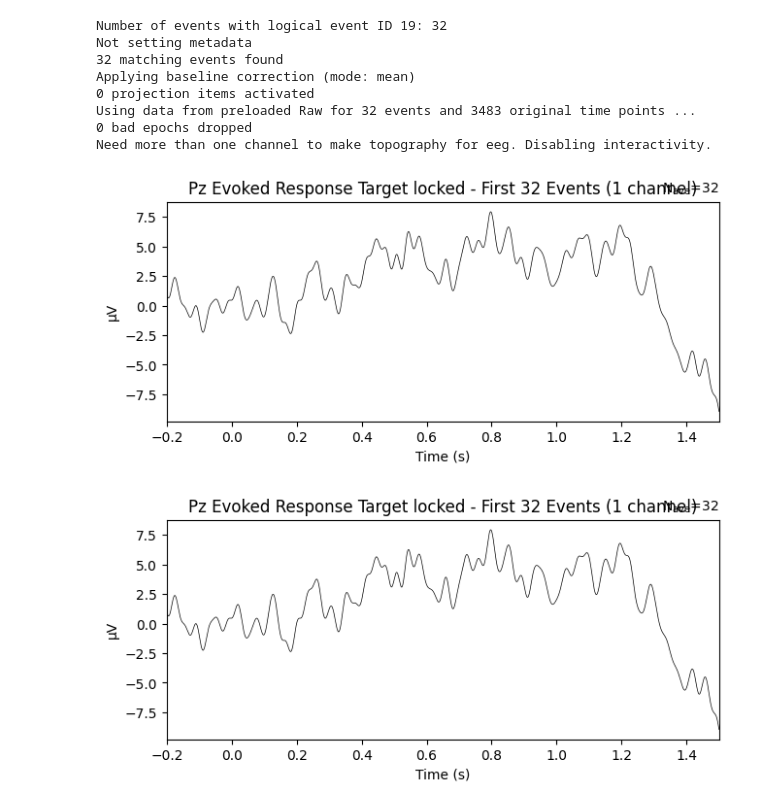
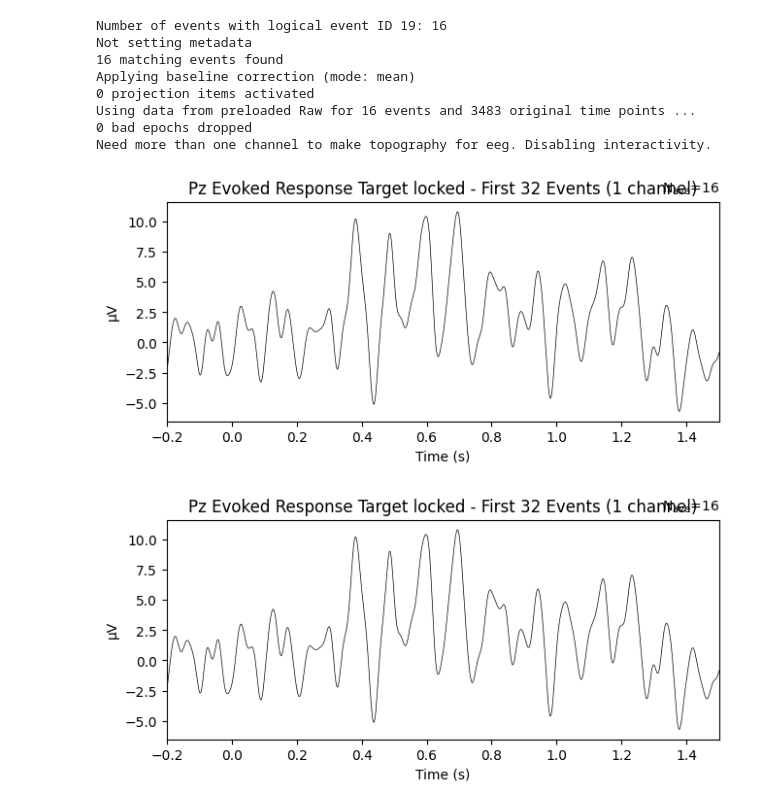
Before and after one commit to tomjefferis/Visual-Acuity-P3, a Jupyter notebook: analysis.ipynb, the cells around one changed output. Drawn from its saved outputs; the diff is of its cells as text; code cells hidden in the pictures.

```diff
--- a/analysis.ipynb
+++ b/analysis.ipynb
@@ -4,11 +4,11 @@ import numpy as np
 import pandas as pd
 # %%
 # Load the raw bdf file
-raw = mne.io.read_raw_bdf('psyco dat/test_arpan_2_20cm.bdf')
+raw = mne.io.read_raw_bdf('psyco dat/test_2.bdf')
 
 # drop all channels except A16, A13, A32, A31, A7, A24
 #raw.pick_channels(['A16', 'A13', 'A32', 'A31', 'A7', 'A24','A12','A19','Status','EXG7','EXG8'])
-#raw.pick_channels(['A16', 'A13', 'A32', 'A31', 'A7', 'A24','A12','A19','Status'])
+raw.pick_channels(['A16', 'A13', 'A32', 'A31', 'A7', 'A24','A12','A19','Status'])
 rename_map = {
     'A16': 'Oz',
     'A13': 'Pz',
@@ -83,8 +88,8 @@ Name: count, dtype: int64
 # %%
 # re reference the data to average of T7 and T8
 raw.load_data()  # Load the data into memory
-#raw.set_eeg_reference(ref_channels=['T7', 'T8'], projection=False)
-raw.set_eeg_reference(ref_channels=['EXG7', 'EXG8'], projection=False)
+raw.set_eeg_reference(ref_channels=['T7', 'T8'], projection=False)
+#raw.set_eeg_reference(ref_channels=['EXG7', 'EXG8'], projection=False)
 # decimate the data to 256Hz
 #raw.resample(256, npad='auto')
 # filter above 30Hz lowpass
@@ -126,39 +131,39 @@ Designing a one-pass, zero-phase, non-causal lowpass filter:
 # %%
 # Find indices of events with logical event ID 19
 mask = [(x & 0xFF) > 9 and (x & 0xFF) < 100 for x in events[:, 2]]
 #mask = (events[:, 2] & 0xFF) == 101
 events_19 = events[mask]
 # only take first 32 events
-events_19 = events_19[:32]
+events_19 = events_19[:16]
 
 reject = dict(eeg=100e-6)  # Reject epochs with peak-to-peak amplitude > 100 µV
 
 print(f"Number of events with logical event ID 19: {len(events_19)}")
 
 # Define epoch parameters
 tmin = -0.2  # start 200ms before the trigger
 tmax = 1.5
 epochs = mne.Epochs(raw, events_19, tmin=tmin, tmax=tmax, baseline=(-0.2, 0),reject=None, detrend=1, preload=True)
 
 
 
 # Get evoked response for Pz
 evoked = epochs.average().pick('Pz')
 
 
 # Plot the evoked response
 evoked.plot(titles='Pz Evoked Response Target locked - First 32 Events')
 # %% [output]
-Number of events with logical event ID 19: 32
+Number of events with logical event ID 19: 16
 Not setting metadata
-32 matching events found
+16 matching events found
 Applying baseline correction (mode: mean)
 0 projection items activated
-Using data from preloaded Raw for 32 events and 3483 original time points ...
+Using data from preloaded Raw for 16 events and 3483 original time points ...
 0 bad epochs dropped
 Need more than one channel to make topography for eeg. Disabling interactivity.
-[figure, old version]
+[figure, new version]
-[figure, old version]
+[figure, new version]
 # %%
 #plot stimulus channel
 stim_channel = raw.copy().pick('Erg1')
```
Also changed, not shown: parts of 14 cells of this notebook.
